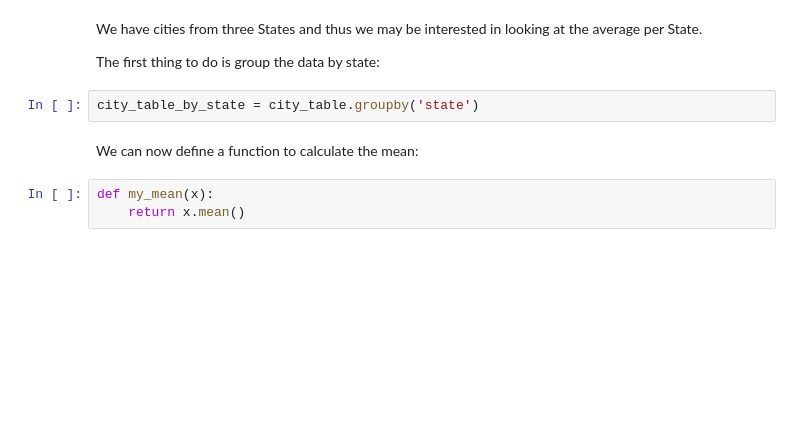
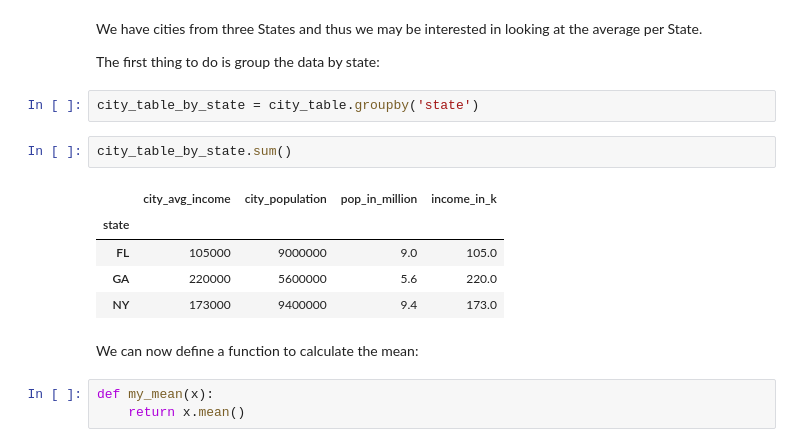
Before and after one commit to kunalsumbly/data-science-101-cwe-materials, a Jupyter notebook: curriculum/02-materials/code/DataScience101_Part1_GuidedPractice.ipynb, the cells around one changed output. Cells and saved outputs as stored; diff of their text form; blank space fills up the shorter version.

```diff
--- a/curriculum/02-materials/code/DataScience101_Part1_GuidedPractice.ipynb
+++ b/curriculum/02-materials/code/DataScience101_Part1_GuidedPractice.ipynb
@@ -155,6 +223,14 @@ We have cities from three States and thus we may be interested in looking at the
 The first thing to do is group the data by state:
 # %%
 city_table_by_state = city_table.groupby('state')
+# %%
+city_table_by_state.sum()
+# %% [output]
+|  | city_avg_income | city_population | pop_in_million | income_in_k |
+| state |  |  |  |  |
+| FL | 105000 | 9000000 | 9.0 | 105.0 |
+| GA | 220000 | 5600000 | 5.6 | 220.0 |
+| NY | 173000 | 9400000 | 9.4 | 173.0 |
 # %% [markdown]
 We can now define a function to calculate the mean:
 # %%
```
Also changed, not shown: parts of 31 cells of this notebook, 5 other files.
